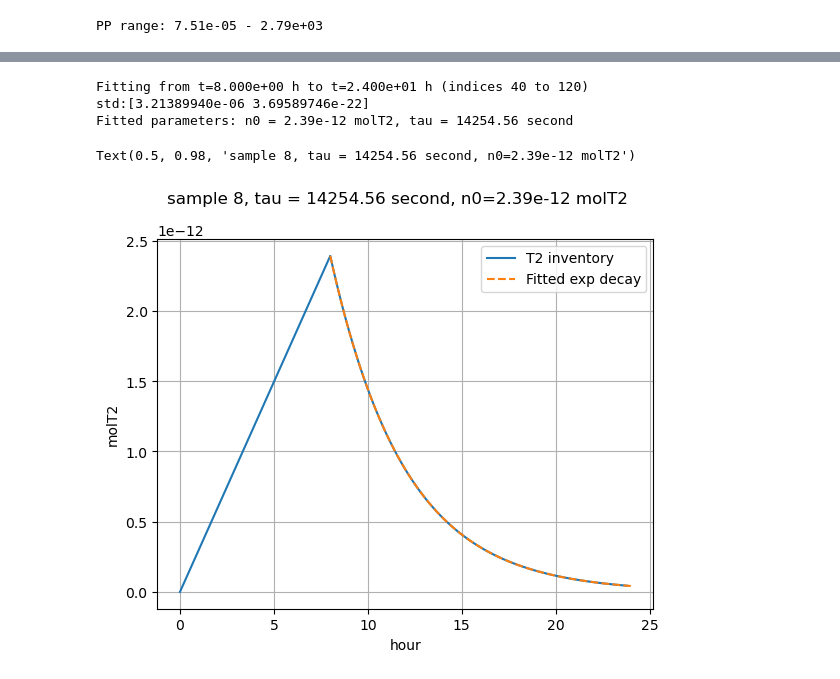
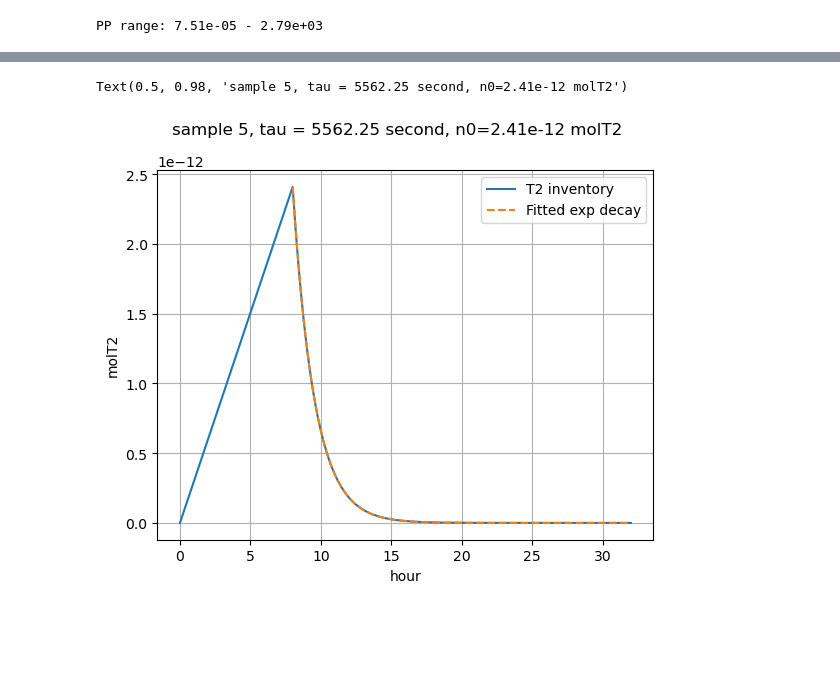
Before and after one commit to LIBRA-project/libra_sparging, a Jupyter notebook: sensitivity.ipynb, the cells around one changed output, grey strips where cells are left out. Cells and saved outputs as stored; diff of their text form; code cells hidden in the pictures; blank space fills up the shorter version.

Commit message:
added characteristic time as a metric

```diff
--- a/sensitivity.ipynb
+++ b/sensitivity.ipynb
@@ -3,9 +3,11 @@ from autoemulate import AutoEmulate
 import torch
 import pandas as pd
 from pathlib import Path
+from sparging.config import ureg
 
 # FOLDER = Path("/home/monroe/libra_pi/libra_sparging/20260422_164947")
-FOLDER = Path("training/20260423_123916")
+FOLDER = Path("training/20260424_115242")
+t_residual = 1 * ureg.day
 
 # model = AutoEmulate.load_model(FOLDER / "GaussianProcessRBF_1_20260422_165335.joblib")
 # %%
@@ -41,11 +52,11 @@ plt.show()
 # %%
-PPs = pd.read_csv(FOLDER / "PP_numbers.csv")
+PP_data = pd.read_csv(FOLDER / "PP_numbers.csv")
 
-plt.hist(np.log10(PPs.values), bins=20, edgecolor='black', alpha=0.7)
+plt.hist(np.log10(PP_data["PP_number"].values), bins=20, edgecolor='black', alpha=0.7)
 plt.vlines(np.log10(0.1), ymin=0, ymax=plt.gca().get_ylim()[1], colors="red", linestyles="dashed", label="SPP limit")
-plt.title(f"{FOLDER} - PP_number distribution, n={len(PPs)}")
-plt.xlabel("log(PP_number)")
+plt.title(f"{FOLDER} - Pi number distribution, n={len(PP_data)}")
+plt.xlabel("log10(Pi)")
 plt.ylabel("# samples")
 plt.legend()
-plt.savefig(FOLDER / "postprocessing" / "PP_distrib.png")
+plt.savefig(FOLDER / "postprocessing" / "PI_distrib.png")
 # %% [output]
@@ -152,12 +176,13 @@ fig_MC.savefig(FOLDER / "postprocessing" / "pp_monte_carlo.png", dpi=150)
 # %%
+""" sample inspection"""
 from sparging.model import SimulationResults
 from sparging.config import ureg
 import sparging.postprocess as pp
 
-idxs = np.argwhere(PPs.values > 1)
+idxs = np.argwhere(PP_data["PP_number"].values > 1)
 # idx = idxs[0,0]
-idx = 8
-print(f"Diagnostic for sample {idx}: PP={PPs.values[idx]}, residual={10**Y["log(residual_1week)"].values[idx]:.2e}")
+idx = 5
+print(f"Diagnostic for sample {idx}: PP={PP_data['PP_number'].values[idx]}, residual={10**Y[f'log(residual_{t_residual:.0f})'].values[idx]:.2e}")
 sim_result = SimulationResults.from_json(FOLDER/"samples"/f"sample_{idx}.json")
 
 fig, axs = plt.subplots(1,2, figsize=(14,5))
@@ -169,7 +194,6 @@ lns = lns1 + lns2
 labels = [l.get_label() for l in lns]
 axs[0].legend(lns, labels)
 axs[0].xaxis.set_units(ureg.day)
-axs[0].set_xlim(0, 8*ureg.day)
 
 for t in [8, 9, 10, 11]*ureg.hour:
     idx_to_plot = pp.idx_from_t(sim_result.times, t)
@@ -179,7 +203,7 @@ for t in [8, 9, 10, 11]*ureg.hour:
 axs[1].set_ylim(0)
 axs[1].set_title("c_T2 (left) - y_T2 (right)")
 axs[1].legend()
-fig.suptitle(f"{FOLDER} - sample {idx} - PP={PPs.values[idx,0]:.2f}, residual={10**Y['log(residual_1week)'].values[idx]:.2e}, h_l={10**X['log(h_l)'].values[idx]:.2e}, K_s={10**X['log(K_s)'].values[idx]:.2e}")
+fig.suptitle(f"{FOLDER} - sample {idx} - PP={PP_data['PP_number'].values[idx]:.2f}, residual={10**Y[f'log(residual_{t_residual:.0f})'].values[idx]:.2e}, h_l={10**X['log(h_l)'].values[idx]:.2e}, K_s={10**X['log(K_s)'].values[idx]:.2e}")
 fig.tight_layout()
 
 FOLDER_PP = FOLDER / "postprocessing"
@@ -191,30 +215,22 @@ Diagnostic for sample 8: PP=[0.09026422], residual=1.19e-17
 # %%
+""" plot fit of sample """
 t_0 = 8 * ureg.hour
-t_1 = 24 * ureg.hour
-t_plot = 24 * ureg.hour
+t_plot = 32 * ureg.hour
 idx_0 = pp.idx_from_t(sim_result.times, t_0)
-idx_1 = pp.idx_from_t(sim_result.times, t_1)
 idx_plot = pp.idx_from_t(sim_result.times, t_plot)
 
-popt,pcov = pp.fit_exp(sim_result.inventories_T2_salt, sim_result.times, t_0, t_1, phase="decay")
-tau, n0 = popt
-print(f"Fitted parameters: n0 = {n0:.2e}, tau = {tau.to('s'):.2f}")
+tau_exp = PP_data["tau_exp"].values[idx] * ureg.second
+n0 = sim_result.inventories_T2_salt[idx_0]
 
-# fig, ax = plt.subplots(2,1, figsize=(10,8))
 fig,ax = plt.subplots(1,1)
-ax.plot(sim_result.times[:idx_plot], sim_result.inventories_T2_salt[:idx_plot], label="T2 inventory")
+ax.plot(sim_result.times[:idx_plot+1], sim_result.inventories_T2_salt[:idx_plot+1], label="T2 inventory")
 t_fit = np.linspace(8 * ureg.hour, t_plot, 100)
-ax.plot(t_fit, n0 * np.exp(-(t_fit-t_0) / tau), label="Fitted exp decay", linestyle="--")
+ax.plot(t_fit, n0 * np.exp(-(t_fit-t_0) / tau_exp), label="Fitted exp decay", linestyle="--")
 ax.legend()
 ax.xaxis.set_units(ureg.hour)
 ax.grid()
 
-fig.suptitle(f"sample {idx}, tau = {tau.to('s'):.2f}, n0={n0:.2e}")
-# ax[1].plot(sim_result.times[idx_0:idx_plot+1], sim_result.inventories_T2_salt[idx_0:idx_plot+1] - n0 * np.exp(-(sim_result.times[idx_0:idx_plot+1]-t_0) / tau), label="Error")
-# ax[1].xaxis.set_units(ureg.hour)
+fig.suptitle(f"sample {idx}, tau = {tau_exp.to('s'):.2f}, n0={n0:.2e}")
 # %% [output]
-Fitting from t=8.000e+00 h to t=2.400e+01 h (indices 40 to 120)
-std:[3.21389940e-06 3.69589746e-22]
-Fitted parameters: n0 = 2.39e-12 molT2, tau = 14254.56 second
+Text(0.5, 0.98, 'sample 5, tau = 5562.25 second, n0=2.41e-12 molT2')
-Text(0.5, 0.98, 'sample 8, tau = 14254.56 second, n0=2.39e-12 molT2')
-[figure, old version]
+[figure, new version]
```
Also changed, not shown: parts of 5 cells of this notebook, 4 other files.
